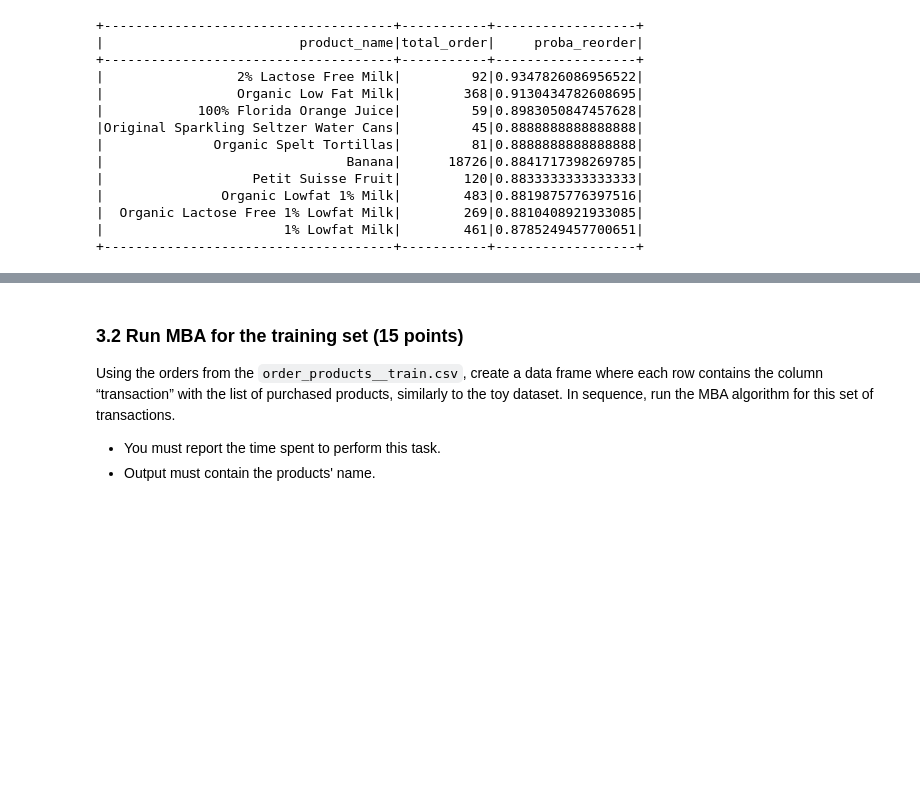
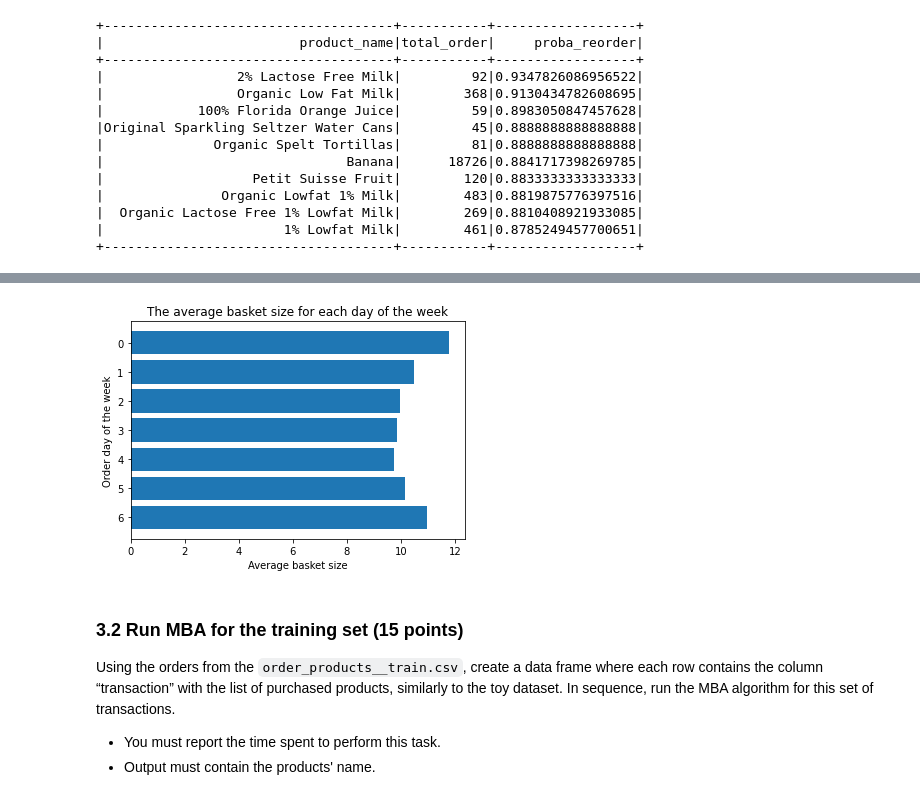
Before and after one commit to OumaymaMessoussi/INF8111, a Jupyter notebook: TP2/tp2_KacemOumaymaSemah.ipynb, the cells around one changed output, grey strips where cells are left out. Cells and saved outputs as stored; diff of their text form; code cells hidden in the pictures; blank space fills up the shorter version.

```diff
--- a/TP2/tp2_KacemOumaymaSemah.ipynb
+++ b/TP2/tp2_KacemOumaymaSemah.ipynb
@@ -838,3 +875,20 @@ plt.show()
+# %%
+# Visualization
+
+order_dow = avg_dow.select("order_dow").rdd.flatMap(lambda x: x).collect()
+avg_basket_size  = avg_dow.select("avg_basket_size").rdd.flatMap(lambda x: x).collect()
+
+tmp = range(len(order_dow))
+
+plt.barh(tmp,avg_basket_size )
+plt.yticks(tmp, order_dow)
+plt.gca().invert_yaxis()
+plt.xlabel("Average basket size")
+plt.ylabel("Order day of the week")
+plt.title("The average basket size for each day of the week")
+plt.show()
+# %% [output]
+[figure, added]
 # %% [markdown]
 ### 3.2 Run MBA for the training set (15 points)
 
```
Also changed, not shown: parts of 8 cells of this notebook, 1 other file.
